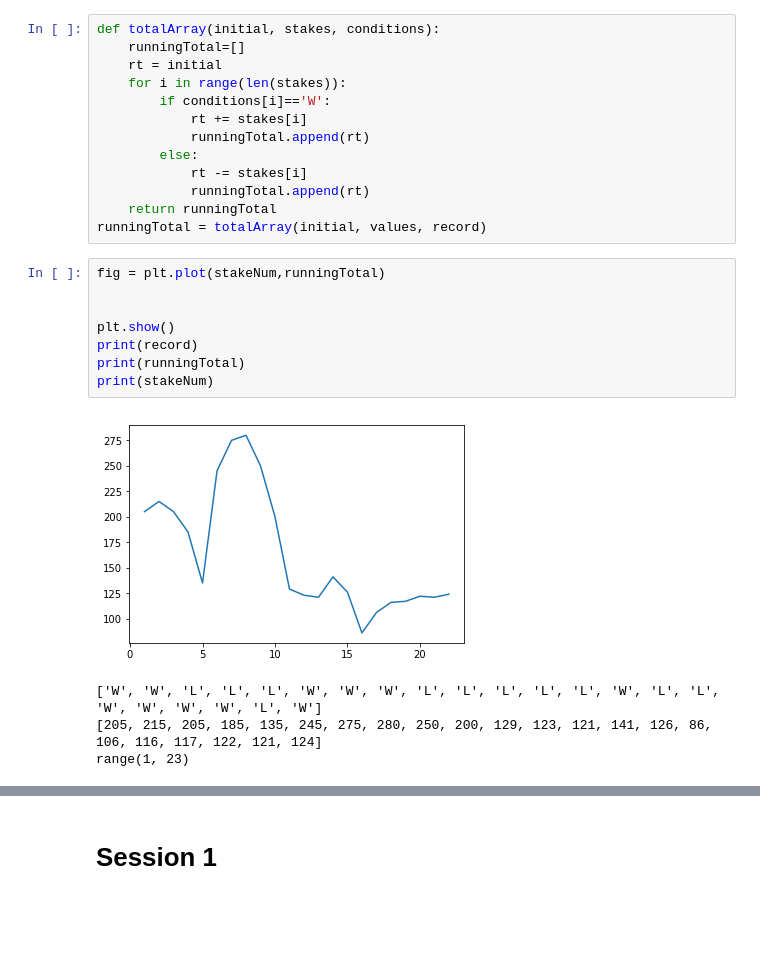
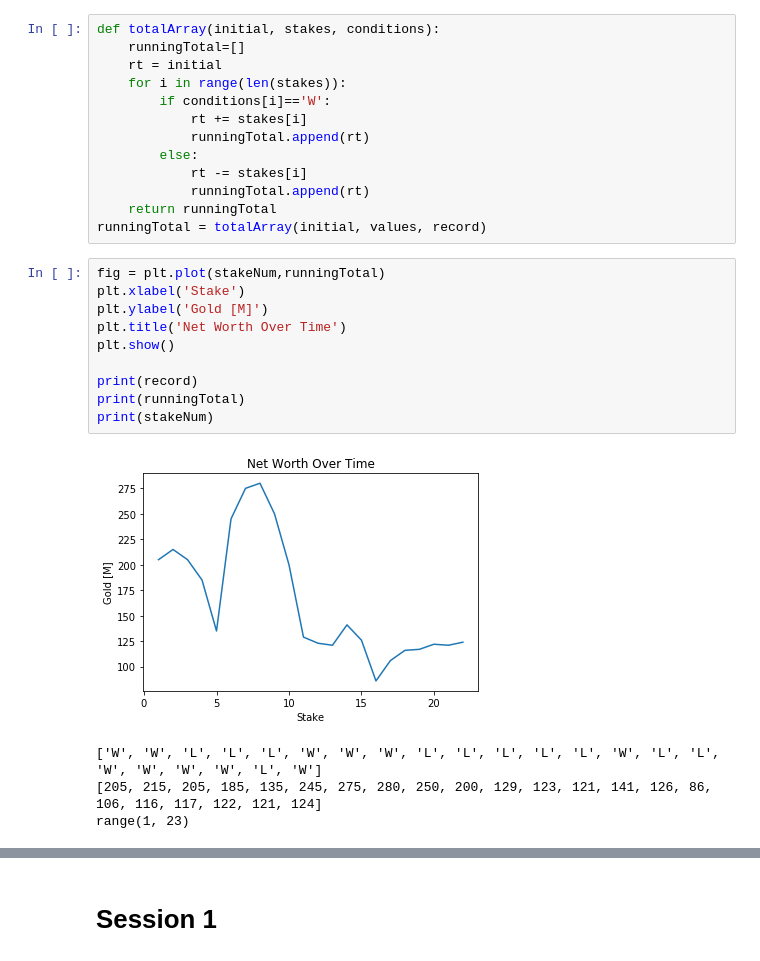
Before and after one commit to XIIFulminata/Stake-Log, a Jupyter notebook: Stake+Log.ipynb, the cells around one changed output, grey strips where cells are left out. Cells and saved outputs as stored; diff of their text form; blank space fills up the shorter version.

```diff
--- a/Stake+Log.ipynb
+++ b/Stake+Log.ipynb
@@ -39,14 +40,16 @@ def totalArray(initial, stakes, conditions):
 runningTotal = totalArray(initial, values, record)
 # %%
 fig = plt.plot(stakeNum,runningTotal)
+plt.xlabel('Stake')
+plt.ylabel('Gold [M]')
+plt.title('Net Worth Over Time')
+plt.show()
 
-
-plt.show()
 print(record)
 print(runningTotal)
 print(stakeNum)
 # %% [output]
-[figure, old version]
+[figure, new version]
 ['W', 'W', 'L', 'L', 'L', 'W', 'W', 'W', 'L', 'L', 'L', 'L', 'L', 'W', 'L', 'L', 'W', 'W', 'W', 'W', 'L', 'W']
 [205, 215, 205, 185, 135, 245, 275, 280, 250, 200, 129, 123, 121, 141, 126, 86, 106, 116, 117, 122, 121, 124]
 range(1, 23)
```
Also changed, not shown: parts of 17 cells of this notebook.
